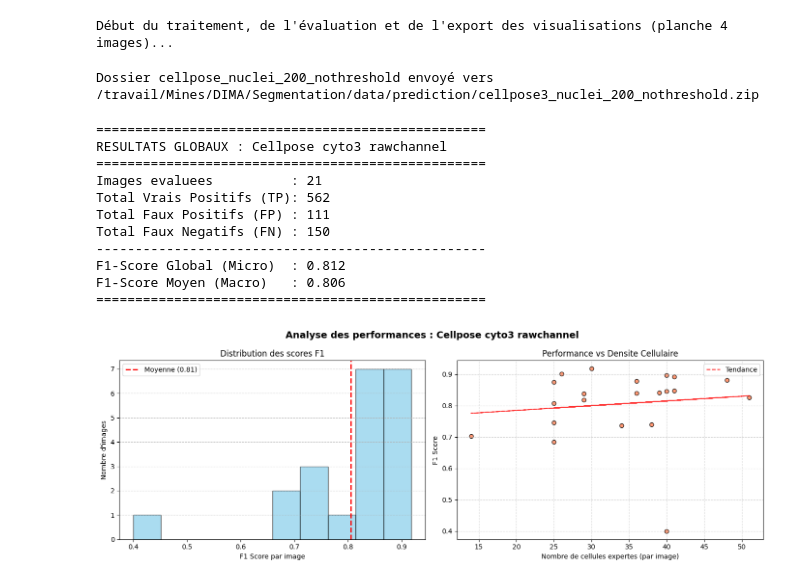
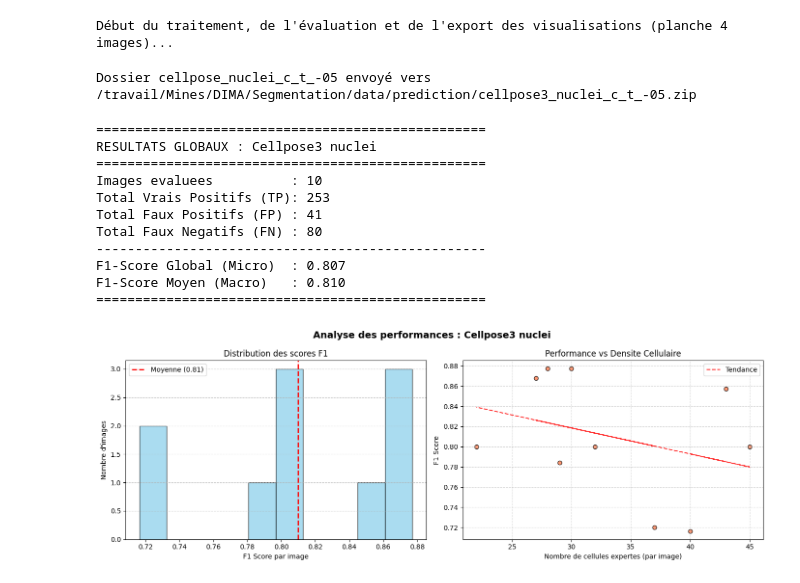
Before and after one commit to GautierGabriel/DIMA, a Jupyter notebook: scripts/cellpose3_nuc.ipynb, the cells around one changed output. Drawn from its saved outputs; the diff is of its cells as text; code cells hidden in the pictures.

Commit message:
c3 nuclei update

```diff
--- a/scripts/cellpose3_nuc.ipynb
+++ b/scripts/cellpose3_nuc.ipynb
@@ -147,10 +142,8 @@ import numpy as np
 import matplotlib.pyplot as plt
 from cellpose import train, models, io
 
-
-X_train, Y_train = visualizer.load_set(ids_train)
-X_val, Y_val     = visualizer.load_set(ids_val)
-X_test, Y_test   = visualizer.load_set(ids_test)
+X_train,Y_train = visualizer.load_set(ids_train, mode='Nuc')
+X_val,Y_val   = visualizer.load_set(ids_val, mode='Nuc')
 
 # 2. Boucle minimaliste sur les LR
 io.logger_setup()
@@ -160,7 +153,7 @@ fig, axes = plt.subplots(1, len(learning_rates), figsize=(15, 4))
 for i, lr in enumerate(learning_rates):
     print(f"\n--- Test LR = {lr} ---")
 
-    model = models.CellposeModel(model_type='cyto3', gpu=True)
+    model = models.CellposeModel(model_type='nuclei', gpu=True)
 
     m_path, t_loss, v_loss = train.train_seg(
         model.net,
@@ -254,7 +247,7 @@ True
 io.logger_setup()
 model = models.CellposeModel(gpu=True, pretrained_model='./models/nuclei_200.pth')
 
-base_output = './data/prediction/cellpose_nuclei_200_nothreshold/'
+base_output = './data/prediction/cellpose_nuclei_c_t_-05/'
 output_dir_masks = os.path.join(base_output, 'masks/')
 output_dir_viz = os.path.join(base_output, 'visualizations/')
 
@@ -266,7 +259,7 @@ all_results = []
 
 print("Début du traitement, de l'évaluation et de l'export des visualisations (planche 4 images)...")
 
-for img_id in ids_test:
+for img_id in ids_val:
     img = visualizer.load_data(img_id, mode='Image')
     true_mask = visualizer.load_data(img_id, mode='Nuc')
 
@@ -276,7 +269,7 @@ for img_id in ids_test:
     cv2.imwrite(save_path_mask, masks.astype(np.uint16))
 
 
-    all_results.append(ev.report("Cellpose_nuclei_200_nothreshold", true_mask, masks, show=False))
+    all_results.append(ev.report("Cellpose3_nuclei", true_mask, masks, show=False))
     perf = ev.summary_perf(true_mask, masks, iou_threshold=0.5)
 
     fig, axes = plt.subplots(2, 2, figsize=(20, 20))
@@ -310,21 +303,21 @@ for img_id in ids_test:
 # %% [output]
 Début du traitement, de l'évaluation et de l'export des visualisations (planche 4 images)...
 # %%
-oc.download_path('/content/data/prediction/cellpose_nuclei_200_nothreshold/','/travail/Mines/DIMA/Segmentation/data/prediction/cellpose3_nuclei_200_nothreshold')
+oc.download_path(base_output, '/travail/Mines/DIMA/Segmentation/data/prediction/cellpose3_nuclei_c_t_-05')
 # %% [output]
-Dossier cellpose_nuclei_200_nothreshold envoyé vers /travail/Mines/DIMA/Segmentation/data/prediction/cellpose3_nuclei_200_nothreshold.zip
+Dossier cellpose_nuclei_c_t_-05 envoyé vers /travail/Mines/DIMA/Segmentation/data/prediction/cellpose3_nuclei_c_t_-05.zip
 # %%
-df_final = ev.global_report(all_results, model_name="Cellpose cyto3 rawchannel")
+df_final = ev.global_report(all_results, model_name="Cellpose3 nuclei")
 # %% [output]
 ==================================================
-RESULTATS GLOBAUX : Cellpose cyto3 rawchannel
+RESULTATS GLOBAUX : Cellpose3 nuclei
 ==================================================
-Images evaluees          : 21
-Total Vrais Positifs (TP): 562
-Total Faux Positifs (FP) : 111
-Total Faux Negatifs (FN) : 150
+Images evaluees          : 10
+Total Vrais Positifs (TP): 253
+Total Faux Positifs (FP) : 41
+Total Faux Negatifs (FN) : 80
 --------------------------------------------------
-F1-Score Global (Micro)  : 0.812
-F1-Score Moyen (Macro)   : 0.806
+F1-Score Global (Micro)  : 0.807
+F1-Score Moyen (Macro)   : 0.810
 ==================================================
-[figure, old version]
+[figure, new version]
```
Also changed, not shown: parts of 2 cells of this notebook, 5 other files.
